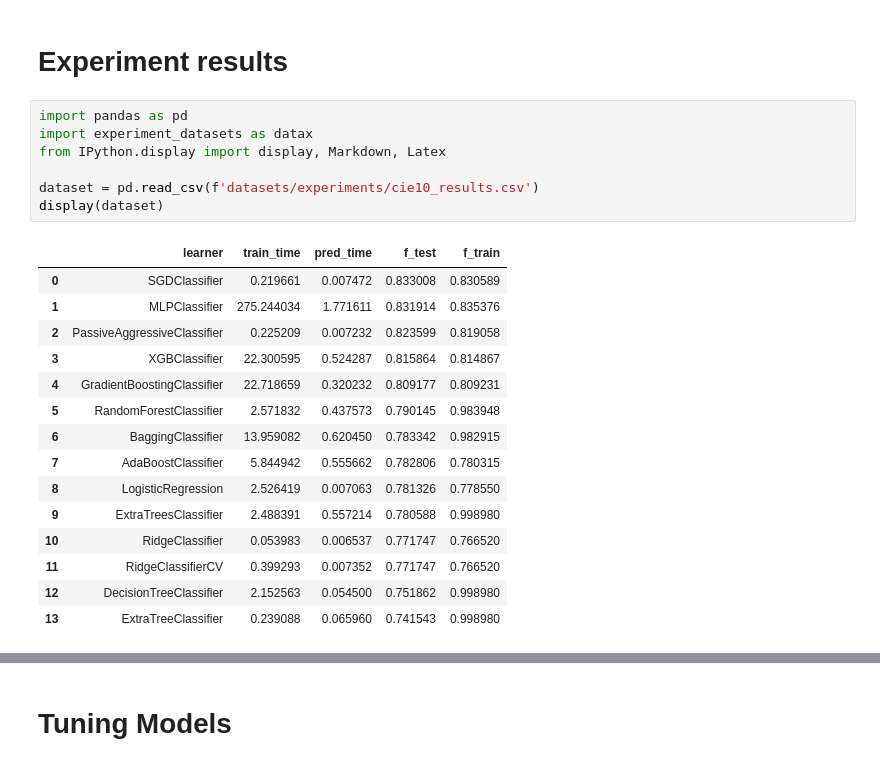
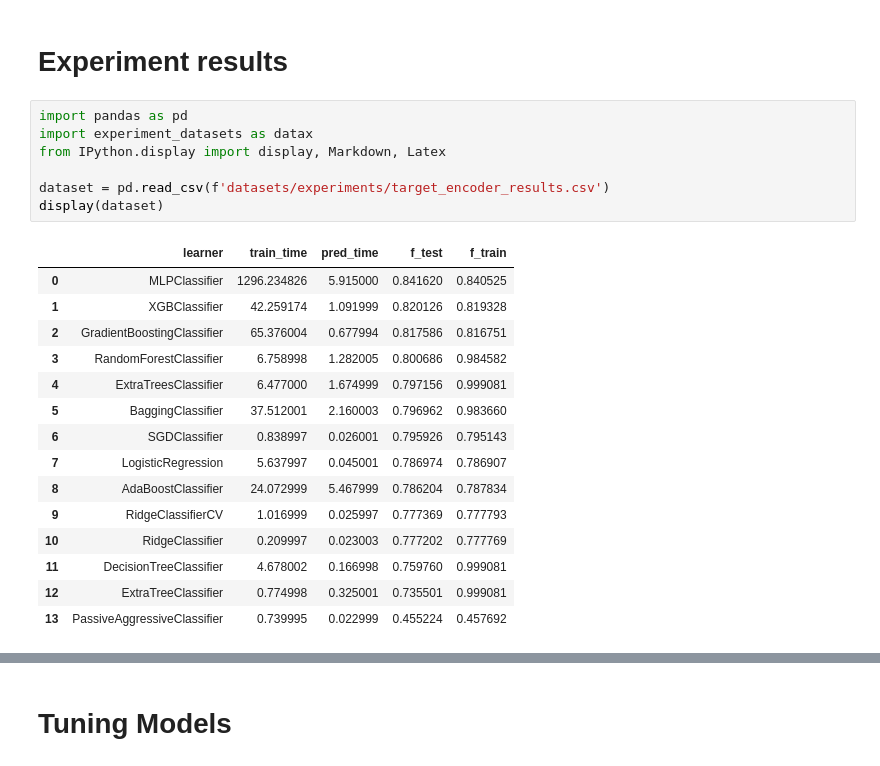
Before and after one commit to mrugeles/Supersalud-PQRSD, a Jupyter notebook: 5) Model Creation and Evaluation.ipynb, the cells around one changed output, grey strips where cells are left out. Saved outputs shown, nothing was run; the diff lists cells and outputs as text.

Commit message:
Adding experiments

```diff
--- a/5) Model Creation and Evaluation.ipynb
+++ b/5) Model Creation and Evaluation.ipynb
@@ -50,26 +40,26 @@ features = dataset.drop(['RIESGO_VIDA'], axis = 1)
 # %%
 import pandas as pd
 import experiment_datasets as datax
 from IPython.display import display, Markdown, Latex
 
-dataset = pd.read_csv(f'datasets/experiments/cie10_results.csv')
+dataset = pd.read_csv(f'datasets/experiments/target_encoder_results.csv')
 display(dataset)
 # %% [output]
 |  | learner | train_time | pred_time | f_test | f_train |
-| 0 | SGDClassifier | 0.219661 | 0.007472 | 0.833008 | 0.830589 |
-| 1 | MLPClassifier | 275.244034 | 1.771611 | 0.831914 | 0.835376 |
-| 2 | PassiveAggressiveClassifier | 0.225209 | 0.007232 | 0.823599 | 0.819058 |
-| 3 | XGBClassifier | 22.300595 | 0.524287 | 0.815864 | 0.814867 |
-| 4 | GradientBoostingClassifier | 22.718659 | 0.320232 | 0.809177 | 0.809231 |
-| 5 | RandomForestClassifier | 2.571832 | 0.437573 | 0.790145 | 0.983948 |
-| 6 | BaggingClassifier | 13.959082 | 0.620450 | 0.783342 | 0.982915 |
-| 7 | AdaBoostClassifier | 5.844942 | 0.555662 | 0.782806 | 0.780315 |
-| 8 | LogisticRegression | 2.526419 | 0.007063 | 0.781326 | 0.778550 |
-| 9 | ExtraTreesClassifier | 2.488391 | 0.557214 | 0.780588 | 0.998980 |
-| 10 | RidgeClassifier | 0.053983 | 0.006537 | 0.771747 | 0.766520 |
-| 11 | RidgeClassifierCV | 0.399293 | 0.007352 | 0.771747 | 0.766520 |
-| 12 | DecisionTreeClassifier | 2.152563 | 0.054500 | 0.751862 | 0.998980 |
-| 13 | ExtraTreeClassifier | 0.239088 | 0.065960 | 0.741543 | 0.998980 |
+| 0 | MLPClassifier | 1296.234826 | 5.915000 | 0.841620 | 0.840525 |
+| 1 | XGBClassifier | 42.259174 | 1.091999 | 0.820126 | 0.819328 |
+| 2 | GradientBoostingClassifier | 65.376004 | 0.677994 | 0.817586 | 0.816751 |
+| 3 | RandomForestClassifier | 6.758998 | 1.282005 | 0.800686 | 0.984582 |
+| 4 | ExtraTreesClassifier | 6.477000 | 1.674999 | 0.797156 | 0.999081 |
+| 5 | BaggingClassifier | 37.512001 | 2.160003 | 0.796962 | 0.983660 |
+| 6 | SGDClassifier | 0.838997 | 0.026001 | 0.795926 | 0.795143 |
+| 7 | LogisticRegression | 5.637997 | 0.045001 | 0.786974 | 0.786907 |
+| 8 | AdaBoostClassifier | 24.072999 | 5.467999 | 0.786204 | 0.787834 |
+| 9 | RidgeClassifierCV | 1.016999 | 0.025997 | 0.777369 | 0.777793 |
+| 10 | RidgeClassifier | 0.209997 | 0.023003 | 0.777202 | 0.777769 |
+| 11 | DecisionTreeClassifier | 4.678002 | 0.166998 | 0.759760 | 0.999081 |
+| 12 | ExtraTreeClassifier | 0.774998 | 0.325001 | 0.735501 | 0.999081 |
+| 13 | PassiveAggressiveClassifier | 0.739995 | 0.022999 | 0.455224 | 0.457692 |
 # %%
 # Import train_test_split
 from sklearn.model_selection import train_test_split
```
Also changed, not shown: parts of 4 cells of this notebook, 10 other files.
